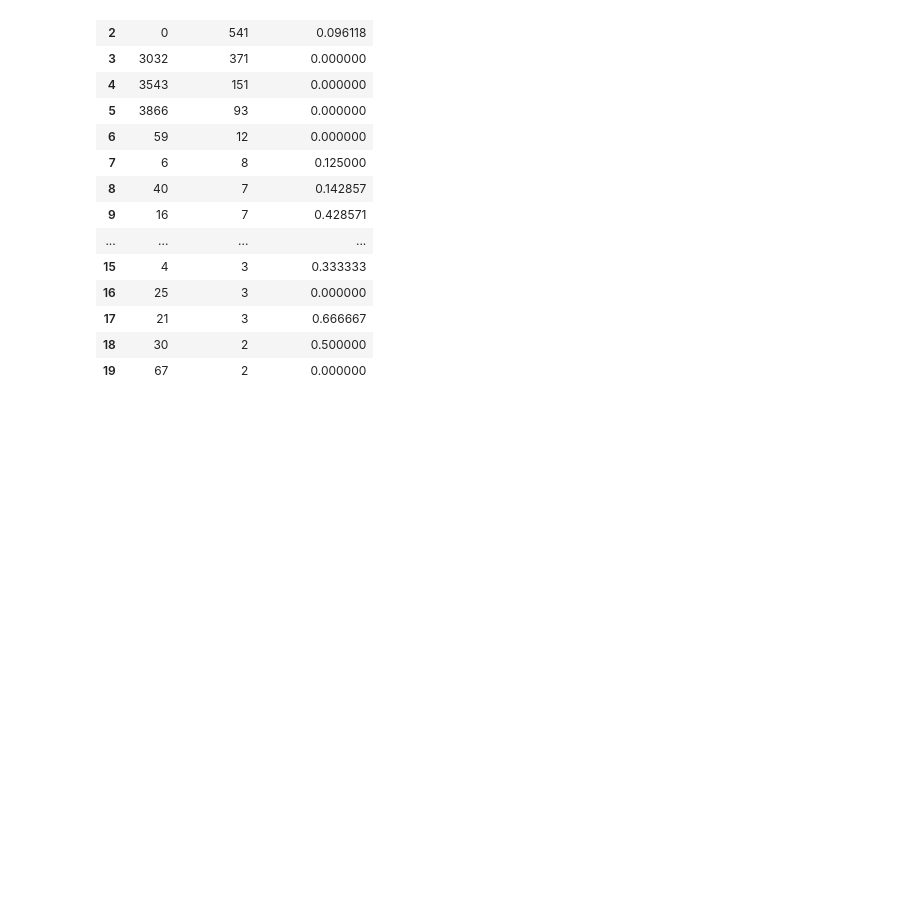
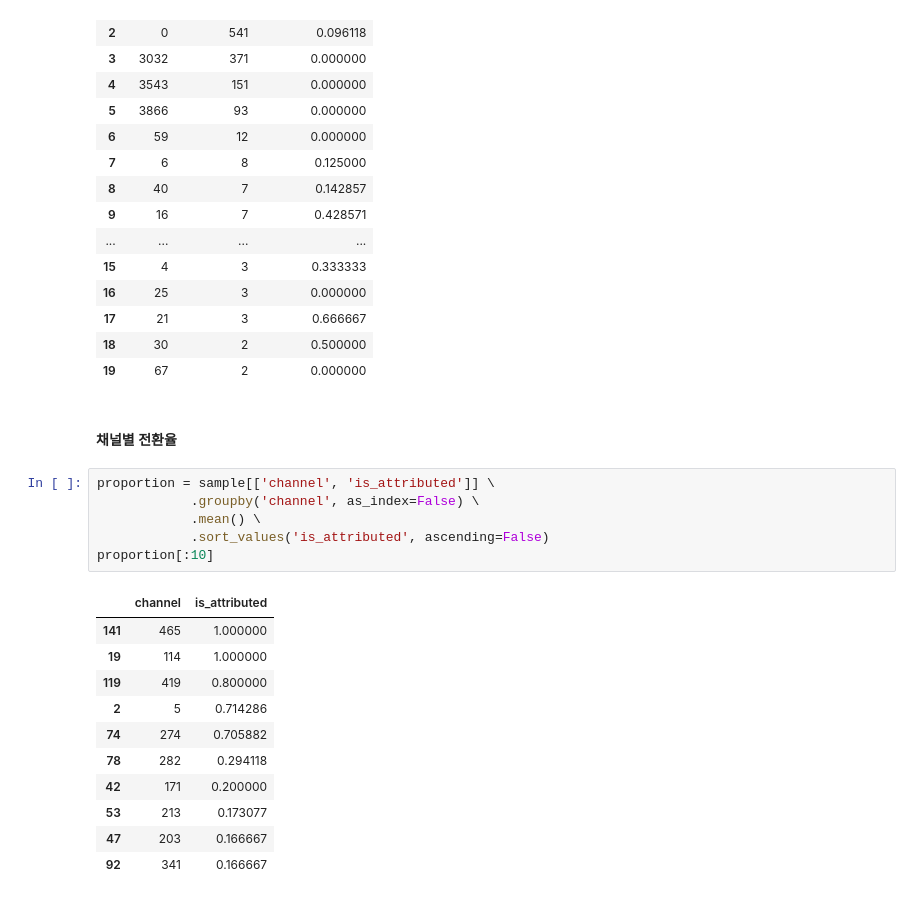
Before and after one commit to corazzon/KaggleStruggle, a Jupyter notebook: talkingdata-adtracking-fraud-detection/ad_fraud_detection_eda.ipynb, the cells around one changed output. Saved outputs shown, nothing was run; the diff lists cells and outputs as text; blank space fills up the shorter version.

Commit message:
Conversions by Channel

```diff
--- a/talkingdata-adtracking-fraud-detection/ad_fraud_detection_eda.ipynb
+++ b/talkingdata-adtracking-fraud-detection/ad_fraud_detection_eda.ipynb
@@ -553,3 +553,23 @@ merge[:20]
 | 17 | 21 | 3 | 0.666667 |
 | 18 | 30 | 2 | 0.500000 |
 | 19 | 67 | 2 | 0.000000 |
+# %% [markdown]
+#### 채널별 전환율
+# %%
+proportion = sample[['channel', 'is_attributed']] \
+            .groupby('channel', as_index=False) \
+            .mean() \
+            .sort_values('is_attributed', ascending=False)
+proportion[:10]
+# %% [output]
+|  | channel | is_attributed |
+| 141 | 465 | 1.000000 |
+| 19 | 114 | 1.000000 |
+| 119 | 419 | 0.800000 |
+| 2 | 5 | 0.714286 |
+| 74 | 274 | 0.705882 |
+| 78 | 282 | 0.294118 |
+| 42 | 171 | 0.200000 |
+| 53 | 213 | 0.173077 |
+| 47 | 203 | 0.166667 |
+| 92 | 341 | 0.166667 |
```
Also changed, not shown: parts of 2 cells of this notebook.
